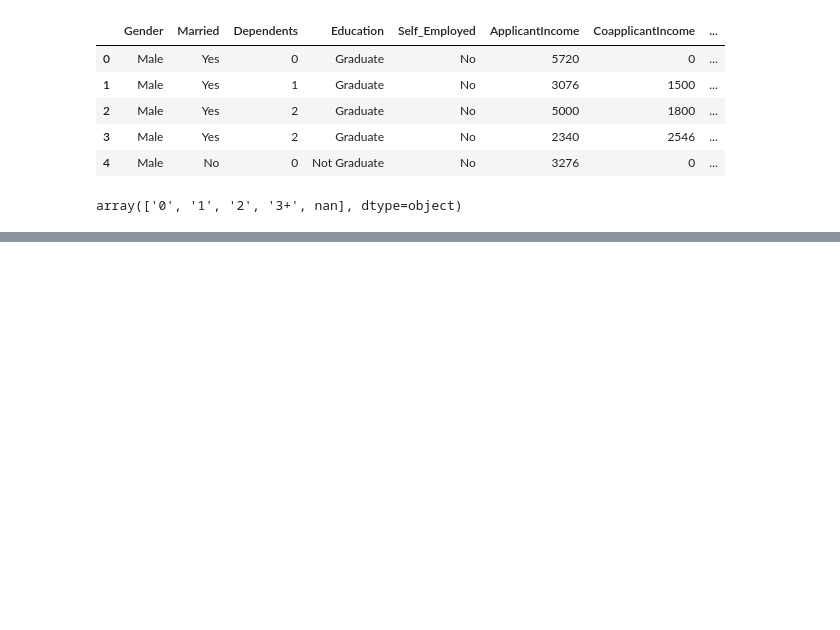
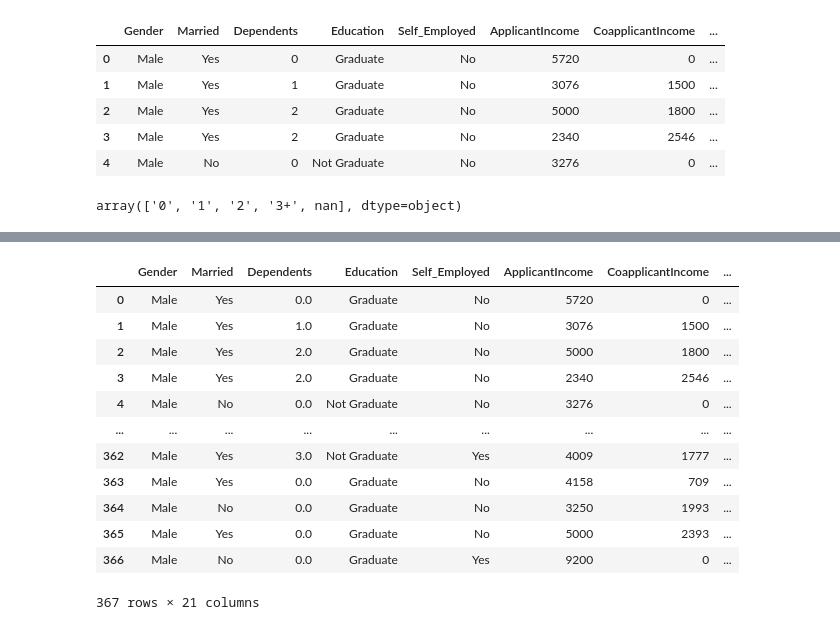
Before and after one commit to JosephMutua/Hustler-fund-loan-prediction, a Jupyter notebook: Hustler-fund-prediction-model.ipynb, the cells around one changed output, grey strips where cells are left out. Drawn from its saved outputs; the diff is of its cells as text; code cells hidden in the pictures; blank space fills up the shorter version.

```diff
--- a/Hustler-fund-prediction-model.ipynb
+++ b/Hustler-fund-prediction-model.ipynb
@@ -778,0 +818,3 @@ dtype: int64
+# %%
+df = oneHotEncoding(df, 'Married')
+df.head()
@@ -778,0 +829,3 @@ dtype: int64
+# %%
+df.rename(columns = {'No':'Married_NO', 'Yes': 'Married_Yes'}, inplace = True)
+df.head()
@@ -778,0 +860,3 @@ dtype: int64
+# %%
+df = oneHotEncoding(df,'Self_Employed_mod')
+df.head()
@@ -778,0 +871,3 @@ dtype: int64
+# %%
+df.rename(columns = {'No':'Self_Employed_mod_No', 'Yes': 'Self_Employed_mod_Yes'}, inplace = True)
+df.head()
@@ -778,0 +882,16 @@ dtype: int64
+# %%
+df.drop(['Self_Employed_mod_Yes', 'Self_Employed_mod_No'], axis ='columns')
+# %% [output]
+|  | Gender | Married | Dependents | Education | Self_Employed | ApplicantIncome | CoapplicantIncome | ... |
+| 0 | Male | Yes | 0.0 | Graduate | No | 5720 | 0 | ... |
+| 1 | Male | Yes | 1.0 | Graduate | No | 3076 | 1500 | ... |
+| 2 | Male | Yes | 2.0 | Graduate | No | 5000 | 1800 | ... |
+| 3 | Male | Yes | 2.0 | Graduate | No | 2340 | 2546 | ... |
+| 4 | Male | No | 0.0 | Not Graduate | No | 3276 | 0 | ... |
+| ... | ... | ... | ... | ... | ... | ... | ... | ... |
+| 362 | Male | Yes | 3.0 | Not Graduate | Yes | 4009 | 1777 | ... |
+| 363 | Male | Yes | 0.0 | Graduate | No | 4158 | 709 | ... |
+| 364 | Male | No | 0.0 | Graduate | No | 3250 | 1993 | ... |
+| 365 | Male | Yes | 0.0 | Graduate | No | 5000 | 2393 | ... |
+| 366 | Male | No | 0.0 | Graduate | Yes | 9200 | 0 | ... |
+367 rows × 21 columns
```
Also changed, not shown: parts of 81 cells of this notebook.
